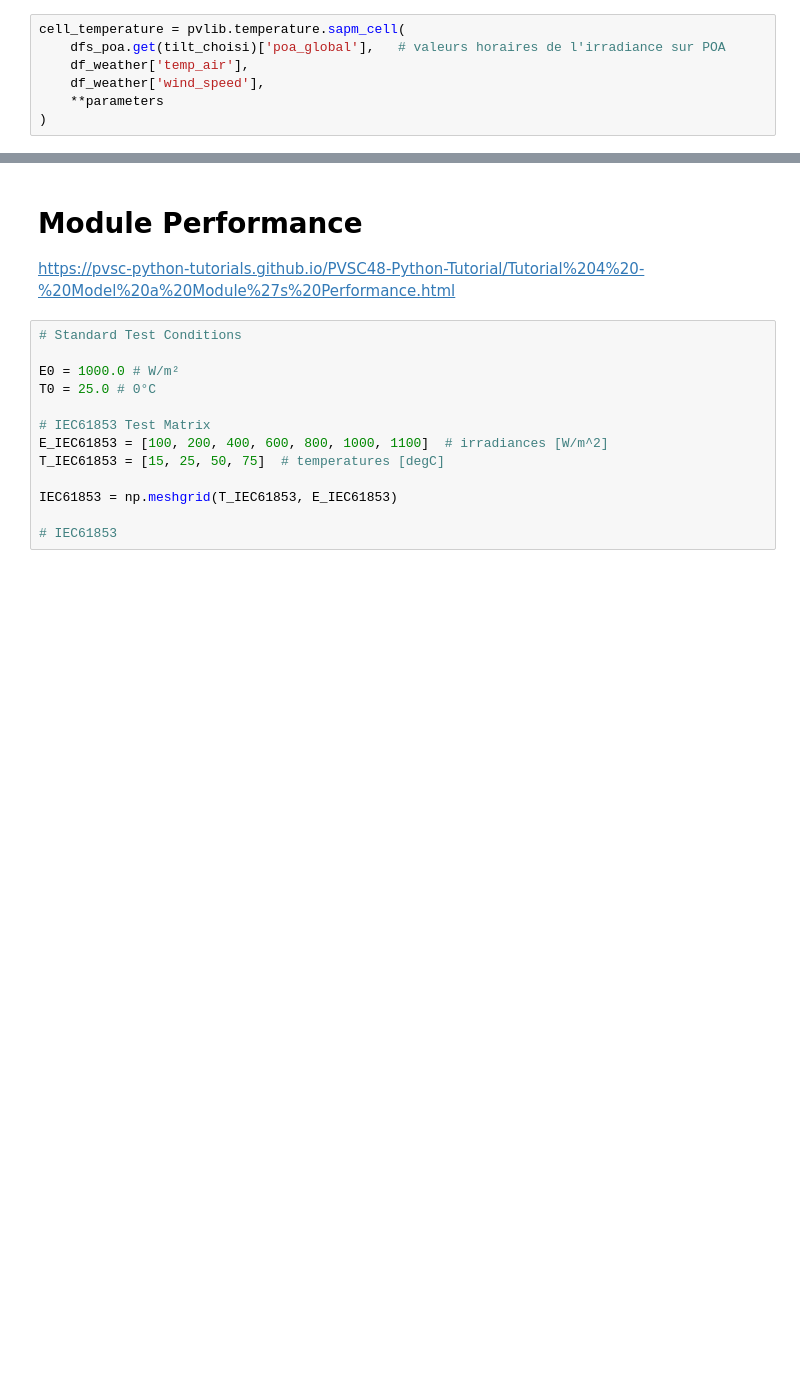
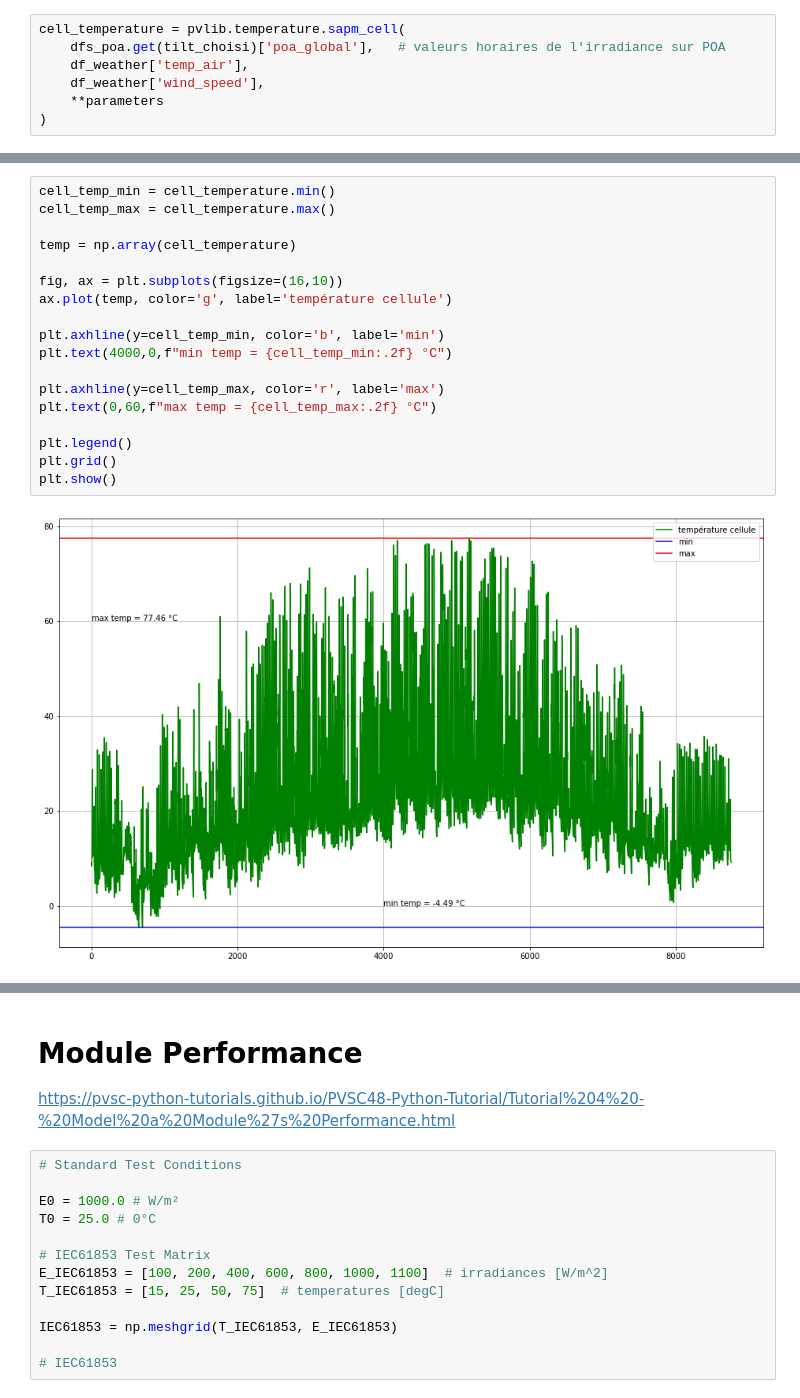
Before and after one commit to BenjaminDeporte/PV, a Jupyter notebook: Code/TutoPVlib.ipynb, the cells around one changed output, grey strips where cells are left out. Saved outputs shown, nothing was run; the diff lists cells and outputs as text; blank space fills up the shorter version.

```diff
--- a/Code/TutoPVlib.ipynb
+++ b/Code/TutoPVlib.ipynb
@@ -224,3 +222,23 @@ plt.show()
+# %%
+cell_temp_min = cell_temperature.min()
+cell_temp_max = cell_temperature.max()
+
+temp = np.array(cell_temperature)
+
+fig, ax = plt.subplots(figsize=(16,10))
+ax.plot(temp, color='g', label='température cellule')
+
+plt.axhline(y=cell_temp_min, color='b', label='min')
+plt.text(4000,0,f"min temp = {cell_temp_min:.2f} °C")
+
+plt.axhline(y=cell_temp_max, color='r', label='max')
+plt.text(0,60,f"max temp = {cell_temp_max:.2f} °C")
+
+plt.legend()
+plt.grid()
+plt.show()
+# %% [output]
+[figure, added]
 # %%
 parameters = all_parameters['open_rack_glass_glass']   # what if... fixation à 37°C
 
```
Also changed, not shown: parts of 14 cells of this notebook.
